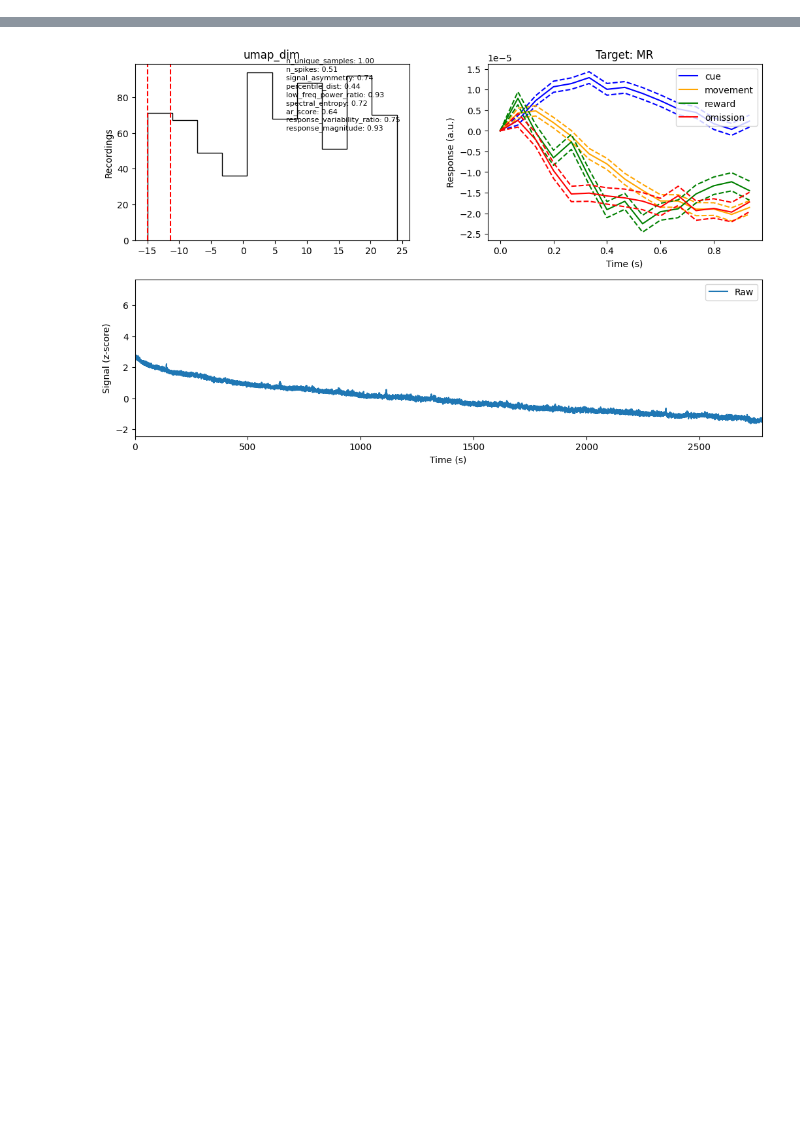
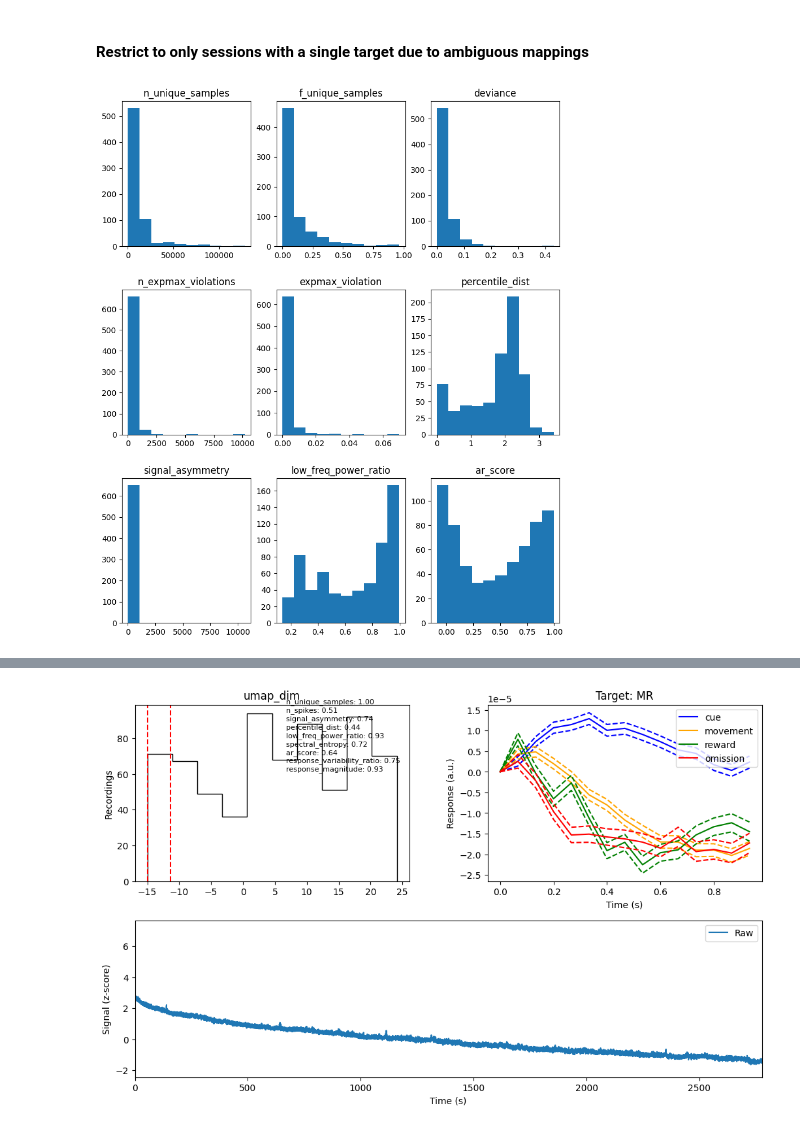
Before and after one commit to davcrom/ibl_neuromodulators, a Jupyter notebook: 01_quality_control.ipynb, the cells around one changed output, grey strips where cells are left out. Drawn from its saved outputs; the diff is of its cells as text; code cells hidden in the pictures; blank space fills up the shorter version.

```diff
--- a/01_quality_control.ipynb
+++ b/01_quality_control.ipynb
@@ -73,2 +60,0 @@ pipeline = [
-# %%
-session = df.iloc[0]
@@ -86,4 +60,0 @@ raw_data = raw_data.iloc[i0:i1].copy()
-# %%
-    photometry = {
-        ch: raw_data.query('name == @ch').drop(columns='name') for ch in ['GCaMP', 'Isosbestic']
-    }
@@ -250,0 +134,5 @@ for ax, (metric_name, metric_values) in zip(axs.ravel(), df_metrics[metrics_dict
+# %% [markdown]
+#### Restrict to only sessions with a single target due to ambiguous mappings
+# %%
+df_targets = df_qc.query('targeted_regions.str.len() == 1').copy()
+df_targets['target_NM'] = df_targets.apply(lambda x: '-'.join([x['targeted_regions'][0], x['NM']]), axis='columns')
@@ -250,0 +141,38 @@ for ax, (metric_name, metric_values) in zip(axs.ravel(), df_metrics[metrics_dict
+# %%
+csv_metrics = [
+    'n_early_samples',
+    'n_repeated_samples'
+]
+
+raw_metrics = [
+    'n_unique_samples',
+    'f_unique_samples',
+    # 'bleaching_tau',
+    # 'bleaching_amp',
+]
+
+sliding_metrics = [
+    'deviance',
+    # 'n_spikes_dy',
+    'n_expmax_violations',
+    'expmax_violation',
+    'percentile_dist',
+    'signal_asymmetry',
+]
+
+processed_metrics = [
+    'low_freq_power_ratio',
+    'ar_score'
+]
+# %%
+%matplotlib inline
+
+n_metrics = len(raw_metrics + sliding_metrics + processed_metrics)
+fig, axs = plt.subplots(int(np.ceil(n_metrics / 3)), 3, figsize=(10, 12))
+plt.subplots_adjust(hspace=0.3)
+for ax, metric in zip(axs.ravel(), raw_metrics + sliding_metrics + processed_metrics):
+    metric_values = df_targets[metric].replace({np.inf:np.nan})
+    ax.hist(metric_values.dropna())
+    ax.set_title(metric)
+# %% [output]
+[figure, added]
```
Also changed, not shown: parts of 107 cells of this notebook, 3 other files.
